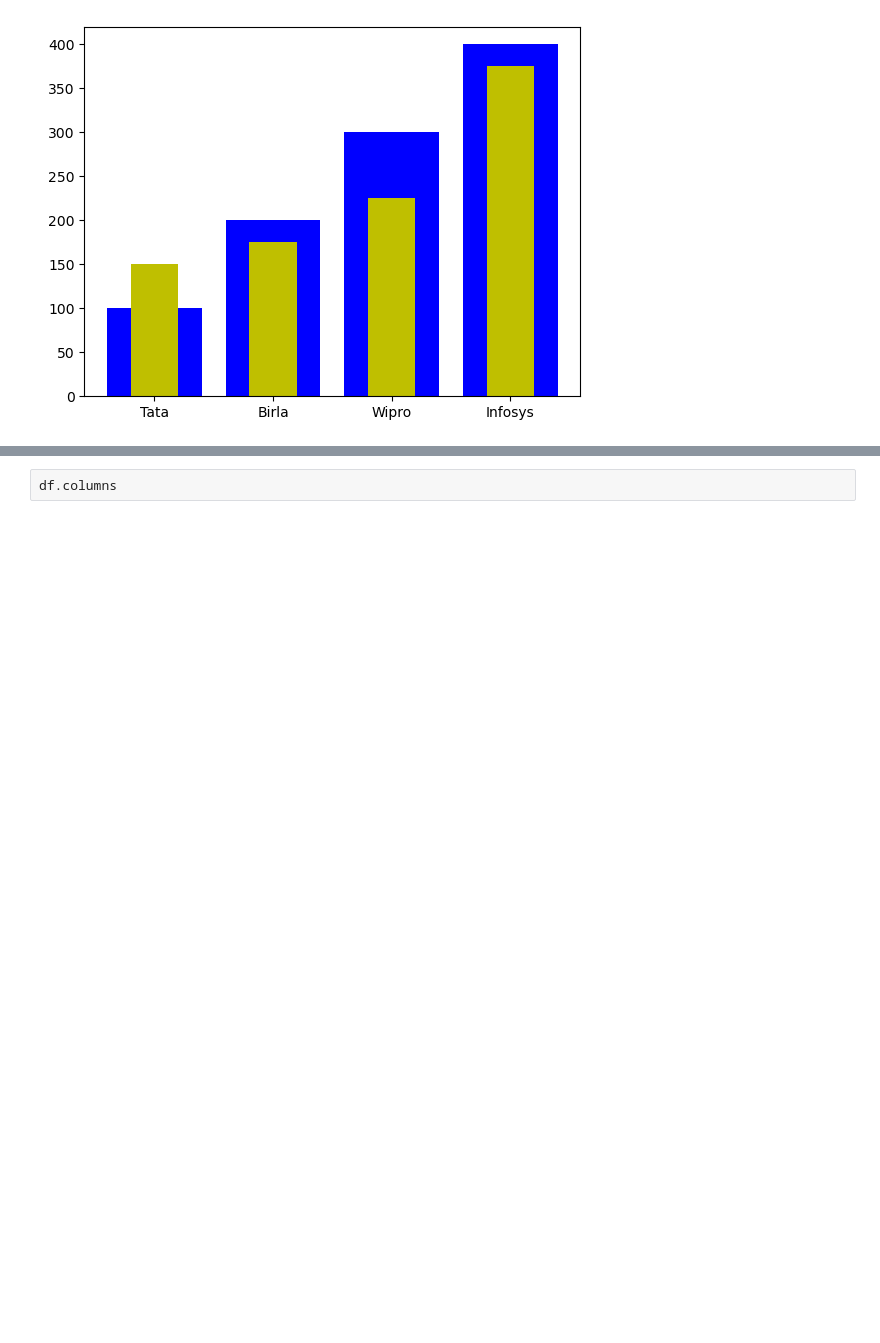
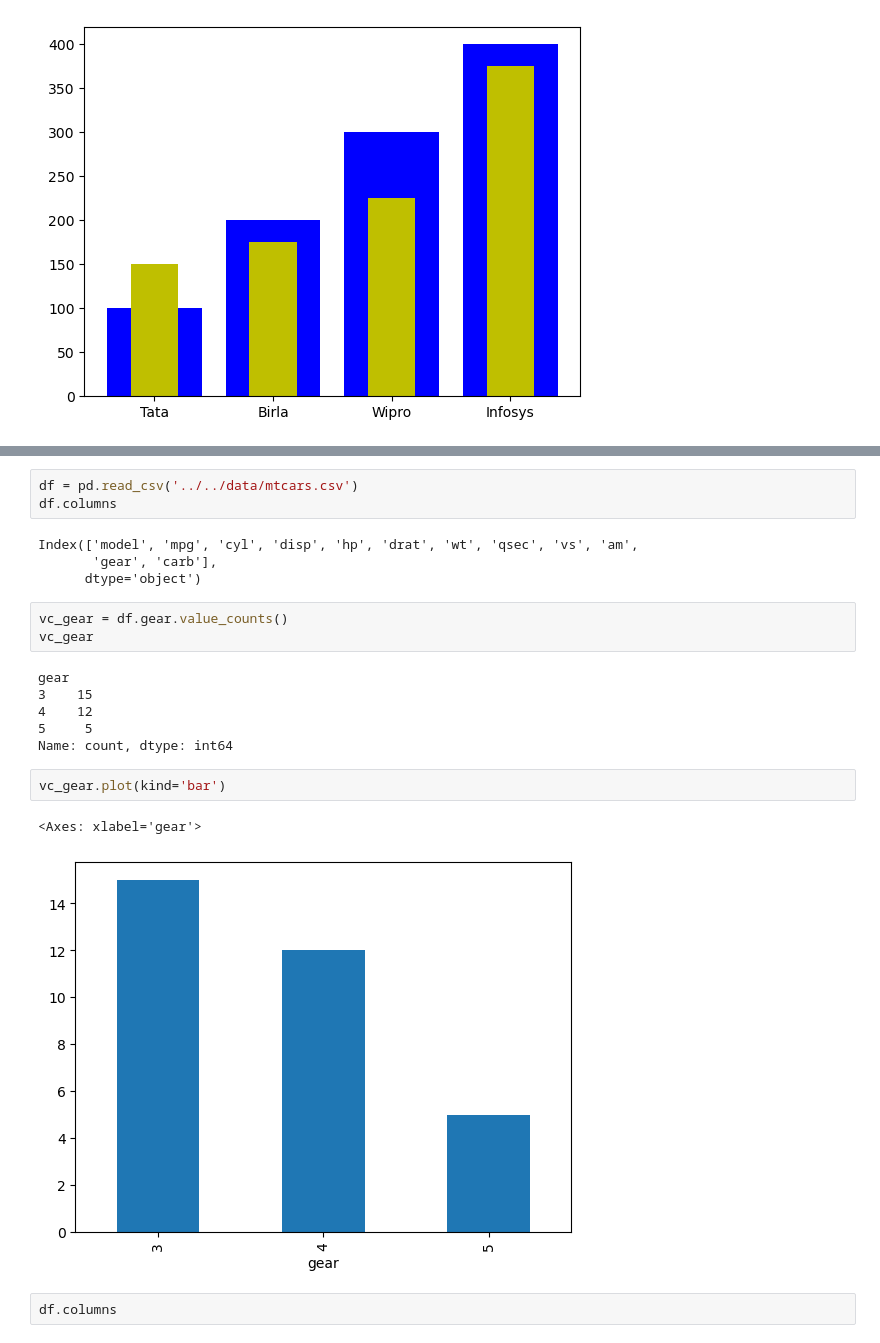
Before and after one commit to vidyadharbendre/learn_advanced_python_using_examples, a Jupyter notebook: notebooks/Advanced/advanced_python_programming_4.ipynb, the cells around one changed output, grey strips where cells are left out. Saved outputs shown, nothing was run; the diff lists cells and outputs as text; blank space fills up the shorter version.

```diff
--- a/notebooks/Advanced/advanced_python_programming_4.ipynb
+++ b/notebooks/Advanced/advanced_python_programming_4.ipynb
@@ -367,3 +370,24 @@ plt.show()
+# %%
+df = pd.read_csv('../../data/mtcars.csv')
+df.columns
+# %% [output]
+Index(['model', 'mpg', 'cyl', 'disp', 'hp', 'drat', 'wt', 'qsec', 'vs', 'am',
+       'gear', 'carb'],
+      dtype='object')
+# %%
+vc_gear = df.gear.value_counts()
+vc_gear
+# %% [output]
+gear
+3    15
+4    12
+5     5
+Name: count, dtype: int64
+# %%
+vc_gear.plot(kind='bar')
+# %% [output]
+<Axes: xlabel='gear'>
+[figure, added]
 # %%
 df.columns
 # %% [output]
```
Also changed, not shown: parts of 1 cell of this notebook.
